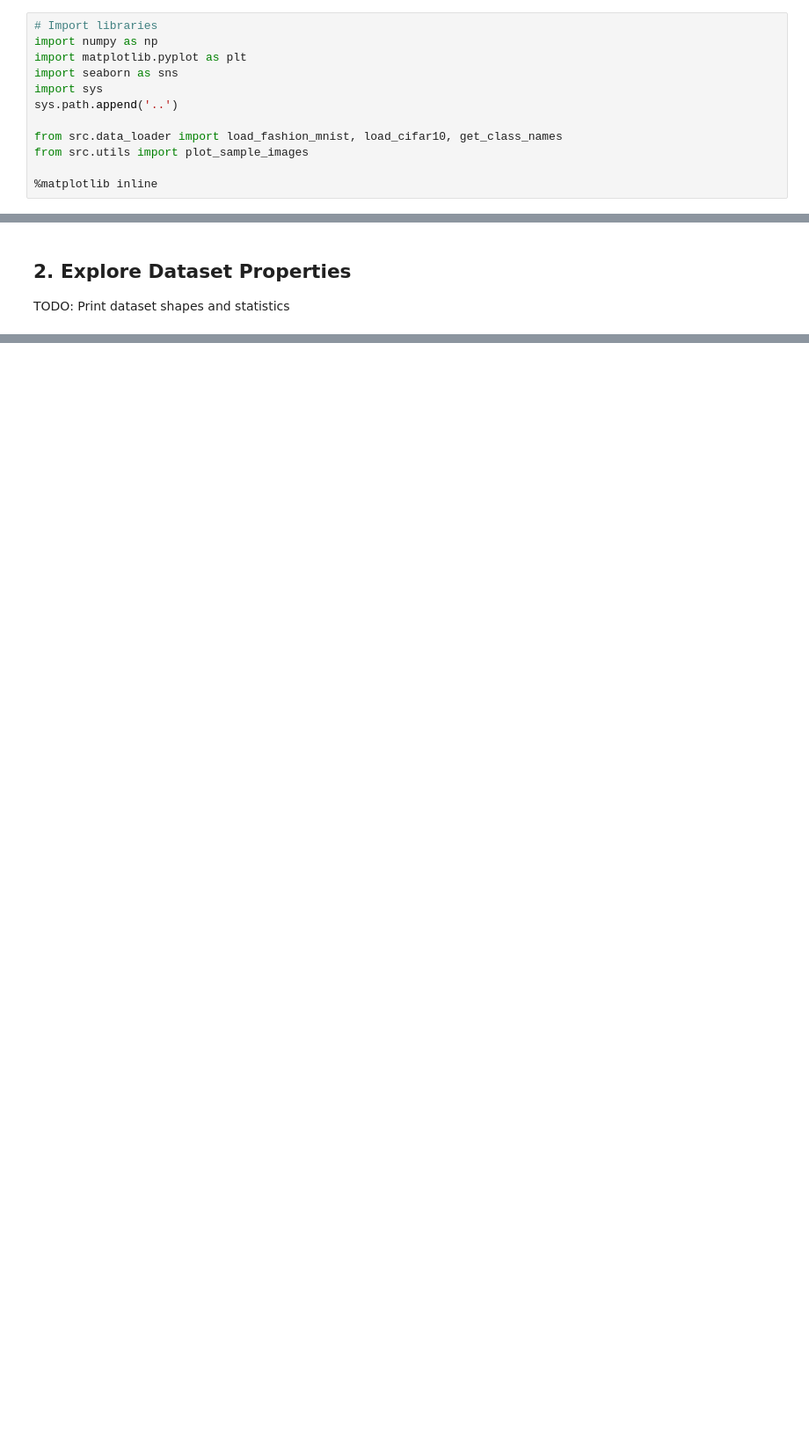
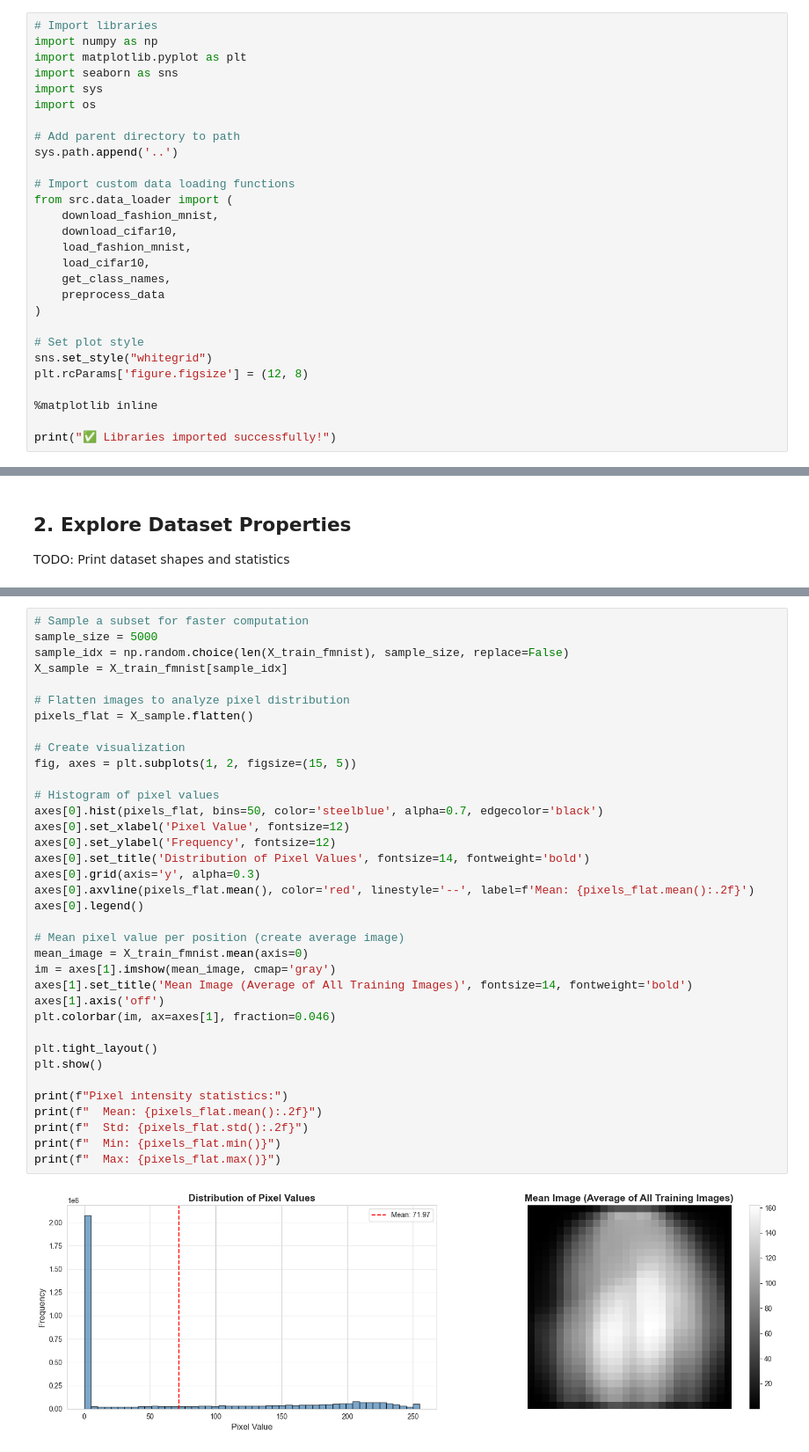
Before and after one commit to makssuppras1/DeepLearningGroup71, a Jupyter notebook: notebooks/01_data_exploration.ipynb, the cells around one changed output, grey strips where cells are left out. Shown at 88% size. Drawn from its saved outputs; the diff is of its cells as text; blank space fills up the shorter version.

```diff
--- a/notebooks/01_data_exploration.ipynb
+++ b/notebooks/01_data_exploration.ipynb
@@ -15,9 +15,25 @@ import numpy as np
 import matplotlib.pyplot as plt
 import seaborn as sns
 import sys
+import os
+
+# Add parent directory to path
 sys.path.append('..')
 
-from src.data_loader import load_fashion_mnist, load_cifar10, get_class_names
-from src.utils import plot_sample_images
+# Import custom data loading functions
+from src.data_loader import (
+    download_fashion_mnist,
+    download_cifar10,
+    load_fashion_mnist,
+    load_cifar10,
+    get_class_names,
+    preprocess_data
+)
+
+# Set plot style
+sns.set_style("whitegrid")
+plt.rcParams['figure.figsize'] = (12, 8)
 
 %matplotlib inline
+
+print("✅ Libraries imported successfully!")
@@ -38,0 +204,38 @@ TODO: Print dataset shapes and statistics
+# %%
+# Sample a subset for faster computation
+sample_size = 5000
+sample_idx = np.random.choice(len(X_train_fmnist), sample_size, replace=False)
+X_sample = X_train_fmnist[sample_idx]
+
+# Flatten images to analyze pixel distribution
+pixels_flat = X_sample.flatten()
+
+# Create visualization
+fig, axes = plt.subplots(1, 2, figsize=(15, 5))
+
+# Histogram of pixel values
+axes[0].hist(pixels_flat, bins=50, color='steelblue', alpha=0.7, edgecolor='black')
+axes[0].set_xlabel('Pixel Value', fontsize=12)
+axes[0].set_ylabel('Frequency', fontsize=12)
+axes[0].set_title('Distribution of Pixel Values', fontsize=14, fontweight='bold')
+axes[0].grid(axis='y', alpha=0.3)
+axes[0].axvline(pixels_flat.mean(), color='red', linestyle='--', label=f'Mean: {pixels_flat.mean():.2f}')
+axes[0].legend()
+
+# Mean pixel value per position (create average image)
+mean_image = X_train_fmnist.mean(axis=0)
+im = axes[1].imshow(mean_image, cmap='gray')
+axes[1].set_title('Mean Image (Average of All Training Images)', fontsize=14, fontweight='bold')
+axes[1].axis('off')
+plt.colorbar(im, ax=axes[1], fraction=0.046)
+
+plt.tight_layout()
+plt.show()
+
+print(f"Pixel intensity statistics:")
+print(f"  Mean: {pixels_flat.mean():.2f}")
+print(f"  Std: {pixels_flat.std():.2f}")
+print(f"  Min: {pixels_flat.min()}")
+print(f"  Max: {pixels_flat.max()}")
+# %% [output]
+[figure, added]
```
Also changed, not shown: parts of 20 cells of this notebook, 3 other files.
